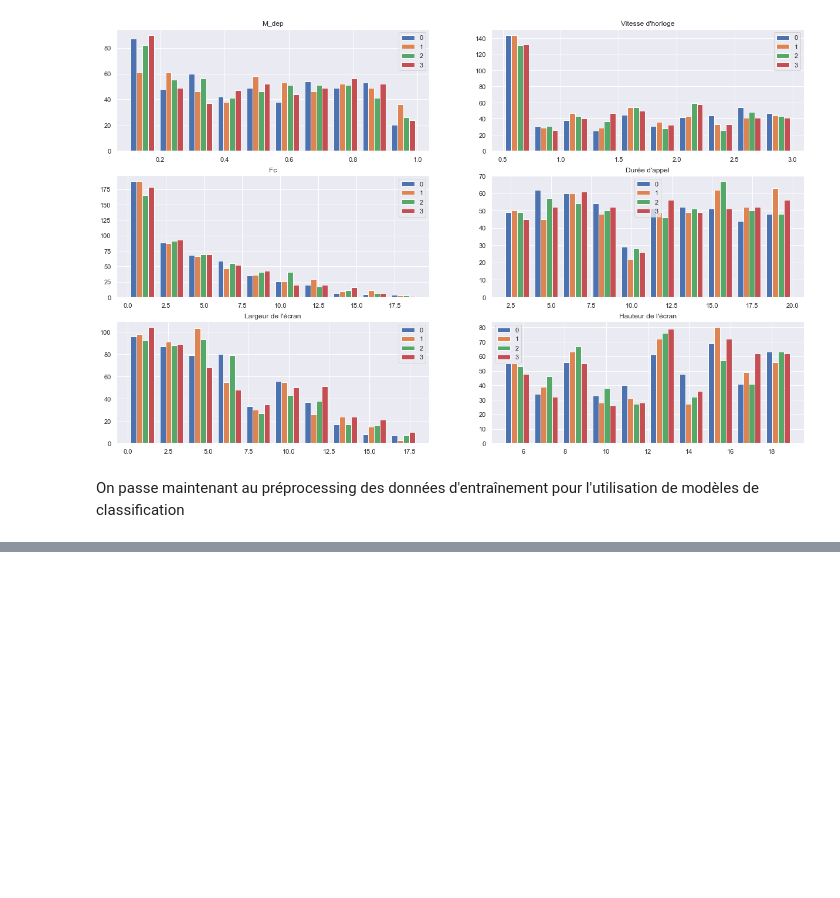
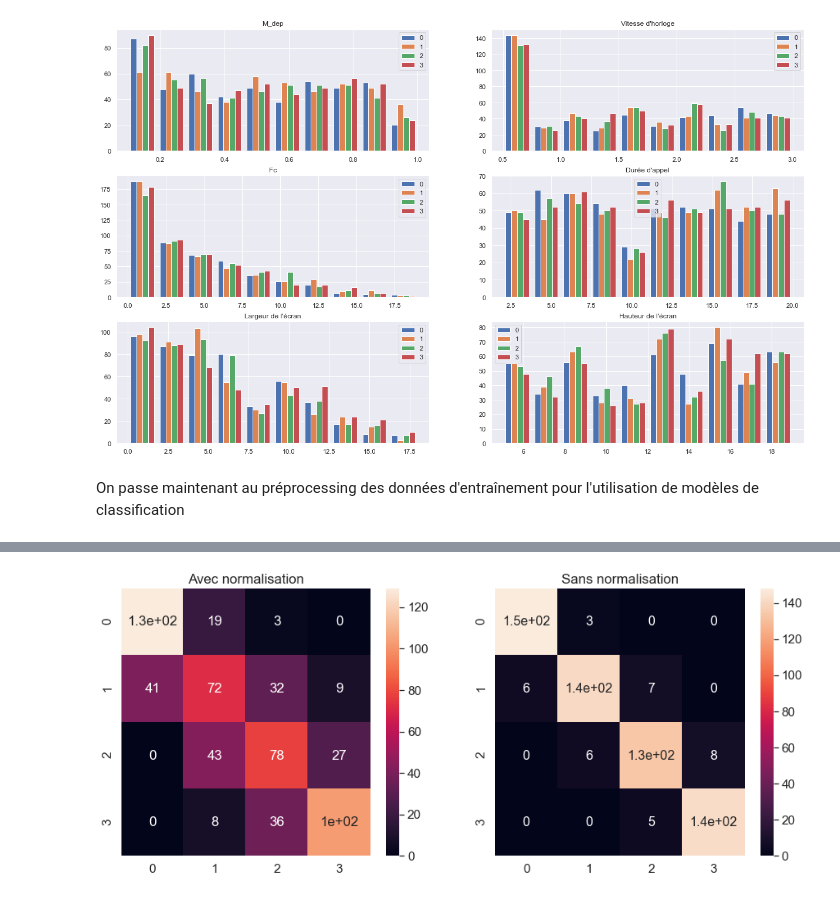
Before and after one commit to MohamedNennouche/mobile-price-classification, a Jupyter notebook: notebook-price.ipynb, the cells around one changed output, grey strips where cells are left out. Cells and saved outputs as stored; diff of their text form; code cells hidden in the pictures; blank space fills up the shorter version.

```diff
--- a/notebook-price.ipynb
+++ b/notebook-price.ipynb
@@ -143,0 +201,5 @@ On passe maintenant au préprocessing des données d'entraînement pour l'utilis
+# %%
+parameters = {'n_neighbors':np.arange(1,20,1), 'p' : np.arange(1,3,1)}
+knn=KNeighborsClassifier()
+clf = GridSearchCV(knn, parameters)
+clf.fit(fv_train_scaled,etiq_train)
@@ -143,0 +211,3 @@ On passe maintenant au préprocessing des données d'entraînement pour l'utilis
+# %%
+knn=KNeighborsClassifier(**clf.best_params_)
+knn.fit(fv_train_scaled,etiq_train)
@@ -143,0 +216,3 @@ On passe maintenant au préprocessing des données d'entraînement pour l'utilis
+# %%
+yknn_scaled=knn.predict(fv_test_scaled)
+print("Taux de précision KNN lors des tests : ",metrics.accuracy_score(etiq_test, yknn_scaled))
@@ -143,0 +223,11 @@ On passe maintenant au préprocessing des données d'entraînement pour l'utilis
+# %%
+parameters = {'n_neighbors':np.arange(1,20,1), 'p' : np.arange(1,3,1)}
+knn=KNeighborsClassifier()
+clf = GridSearchCV(knn, parameters)
+clf.fit(fv_train,etiq_train)
+
+knn=KNeighborsClassifier(**clf.best_params_)
+knn.fit(fv_train,etiq_train)
+
+yknn=knn.predict(fv_test)
+print("Taux de précision KNN lors des tests : ",metrics.accuracy_score(etiq_test, yknn))
@@ -143,0 +252,11 @@ On passe maintenant au préprocessing des données d'entraînement pour l'utilis
+# %%
+plt.figure(figsize=(15,6))
+plt.subplot(1,2,1)
+sns.heatmap(metrics.confusion_matrix(etiq_test, yknn_scaled), annot=True)
+plt.title("Avec normalisation")
+plt.subplot(1,2,2)
+sns.heatmap(metrics.confusion_matrix(etiq_test, yknn), annot=True, annot_kws={"size": 16})
+plt.title("Sans normalisation")
+plt.show()
+# %% [output]
+[figure, added]
```
Also changed, not shown: parts of 15 cells of this notebook, 1 other file.
